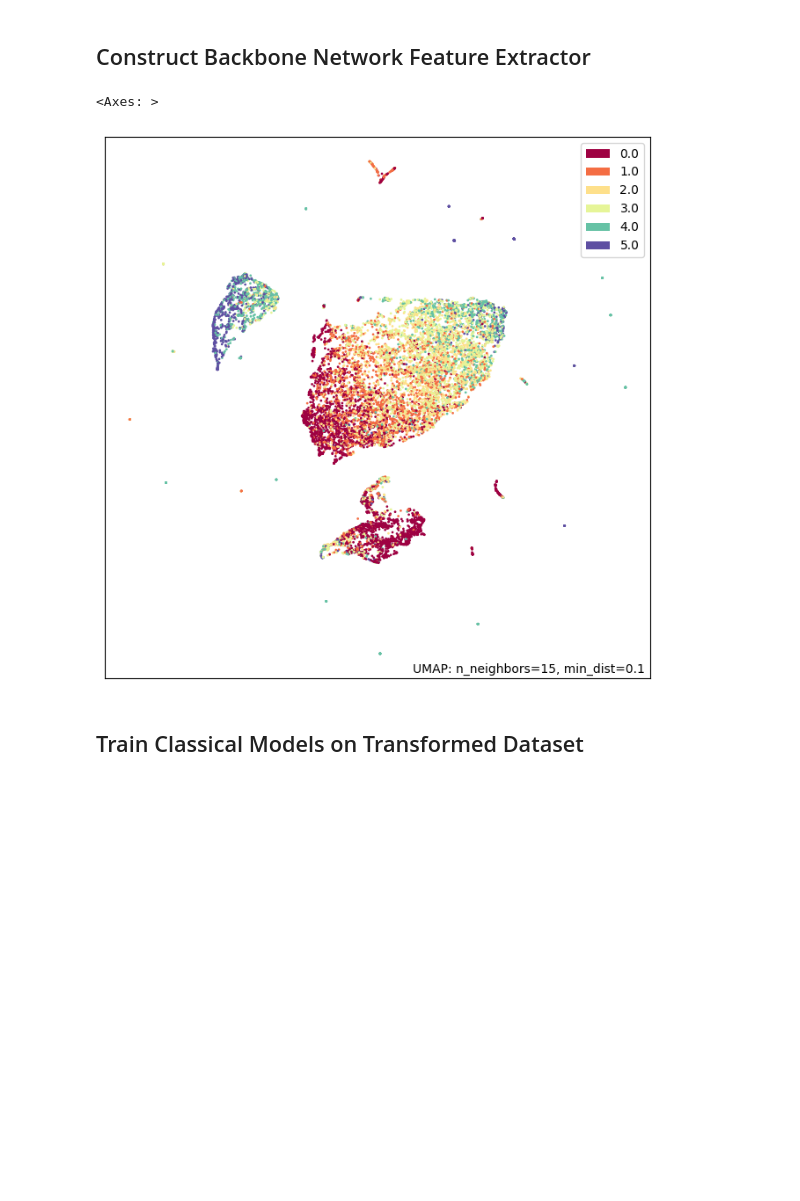
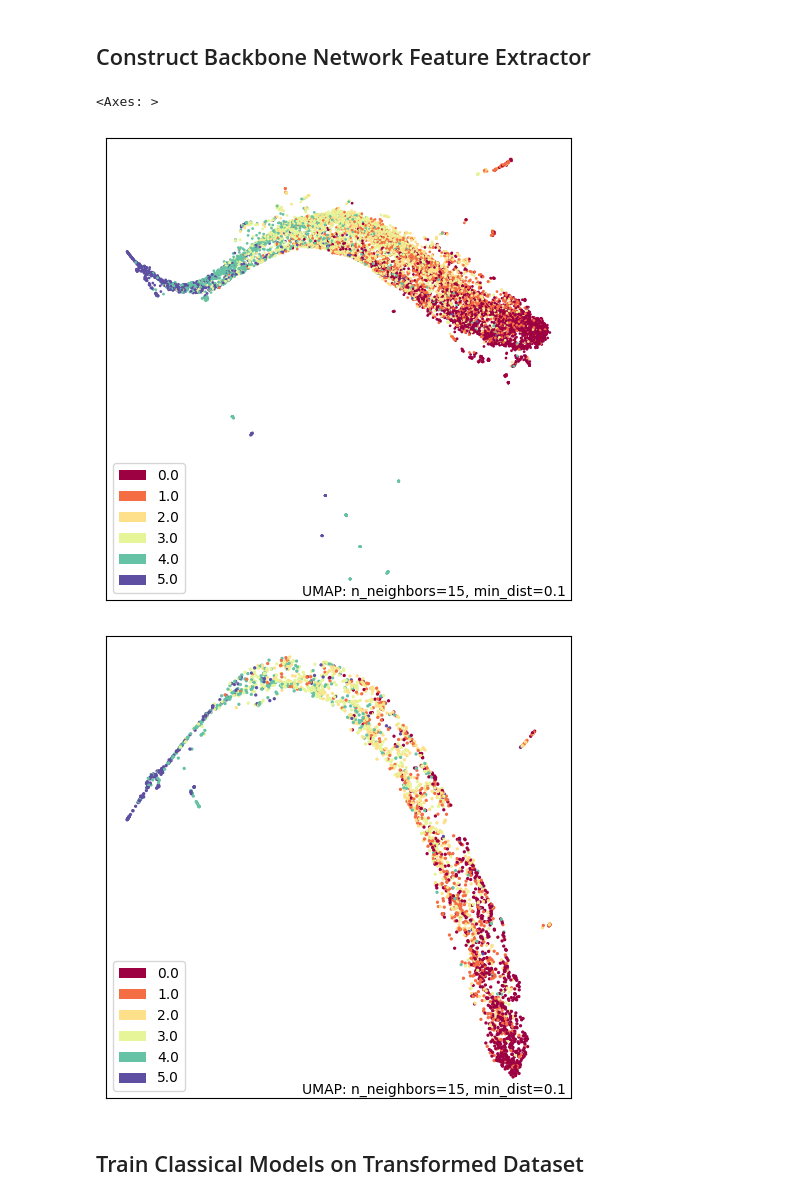
Before and after one commit to mbahng/671_final, a Jupyter notebook: neural_net.ipynb, the cells around one changed output. Saved outputs shown, nothing was run; the diff lists cells and outputs as text; code cells hidden in the pictures; blank space fills up the shorter version.

```diff
--- a/neural_net.ipynb
+++ b/neural_net.ipynb
@@ -195,0 +217,11 @@ Done!
+# %%
+scaler = StandardScaler()
+scaler.fit(X_train)
+
+X_test_input = X_test.to_numpy().astype(float)
+X_test_input = scaler.transform(X_test_input)
+X_test_input = torch.tensor(X_test_input, dtype=torch.float32).to(device)
+
+x_test_pred = model(X_test_input)
+x_test_pred = torch.log(x_test_pred).to(torch.int32)
+x_test_pred[50:100]
@@ -197,7 +247,11 @@ Done!
 ## Construct Backbone Network Feature Extractor
 # %%
 # Get just the feature extractor
-model.linear_relu_stack = nn.Sequential(*list(model.linear_relu_stack.children())[:-1])
+model_cp = NeuralNetwork(trainset.num_features).to(device)
+for new_param, param in zip(model_cp.parameters(), model.parameters()):
+    new_param.data.copy_(param.data)
+
+model_cp.linear_relu_stack = nn.Sequential(*list(model_cp.linear_relu_stack.children())[:-1])
 scaler = StandardScaler()
 scaler.fit(X_train)
 
@@ -205,13 +259,19 @@ scaler.fit(X_train)
 input = X_train.to_numpy().astype(float)
 input = scaler.transform(input)
 input = torch.tensor(input, dtype=torch.float32).to(device)
-X_train_features = model(input).detach().cpu().numpy()
+X_train_features = model_cp(input).detach().cpu().numpy()
+
+input = X_val.to_numpy().astype(float)
+input = scaler.transform(input)
+input = torch.tensor(input, dtype=torch.float32).to(device)
+X_val_features = model_cp(input).detach().cpu().numpy()
-# %%
-mapper_extracted = umap.UMAP().fit(X_train_features)
-umap.plot.points(mapper_extracted, labels=y_train)
-# %% [output]
-<Axes: >
-[figure, removed]
+# %%
+umap.plot.points(umap.UMAP().fit(X_train_features), labels=y_train, width=600, height=600)
+umap.plot.points(umap.UMAP().fit(X_val_features), labels=y_val, width=600, height=600)
+# %% [output]
+<Axes: >
+[figure, added]
+[figure, added]
 # %% [markdown]
 ## Train Classical Models on Transformed Dataset
 # %%
```
Also changed, not shown: parts of 29 cells of this notebook, 20 other files.
